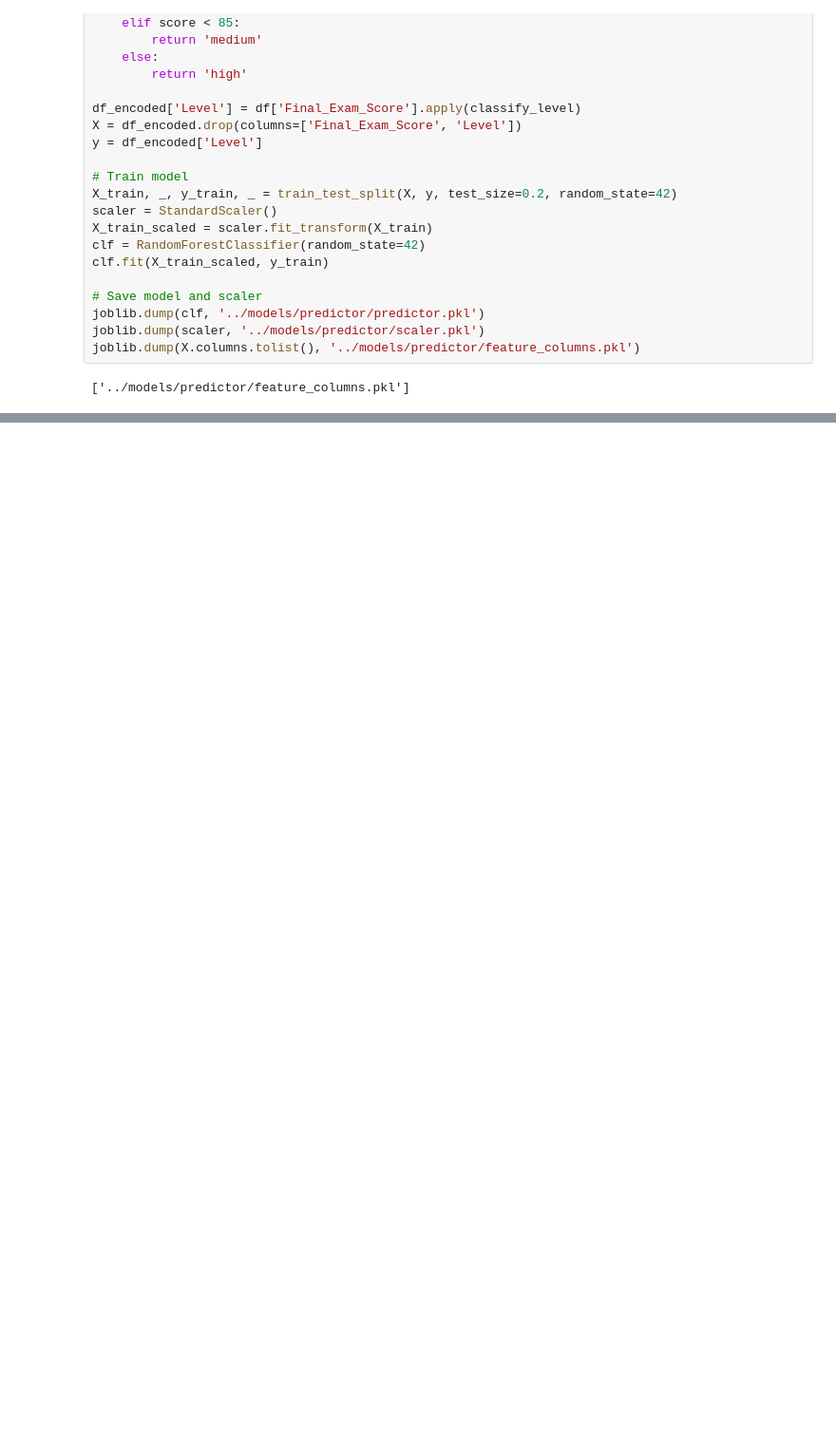
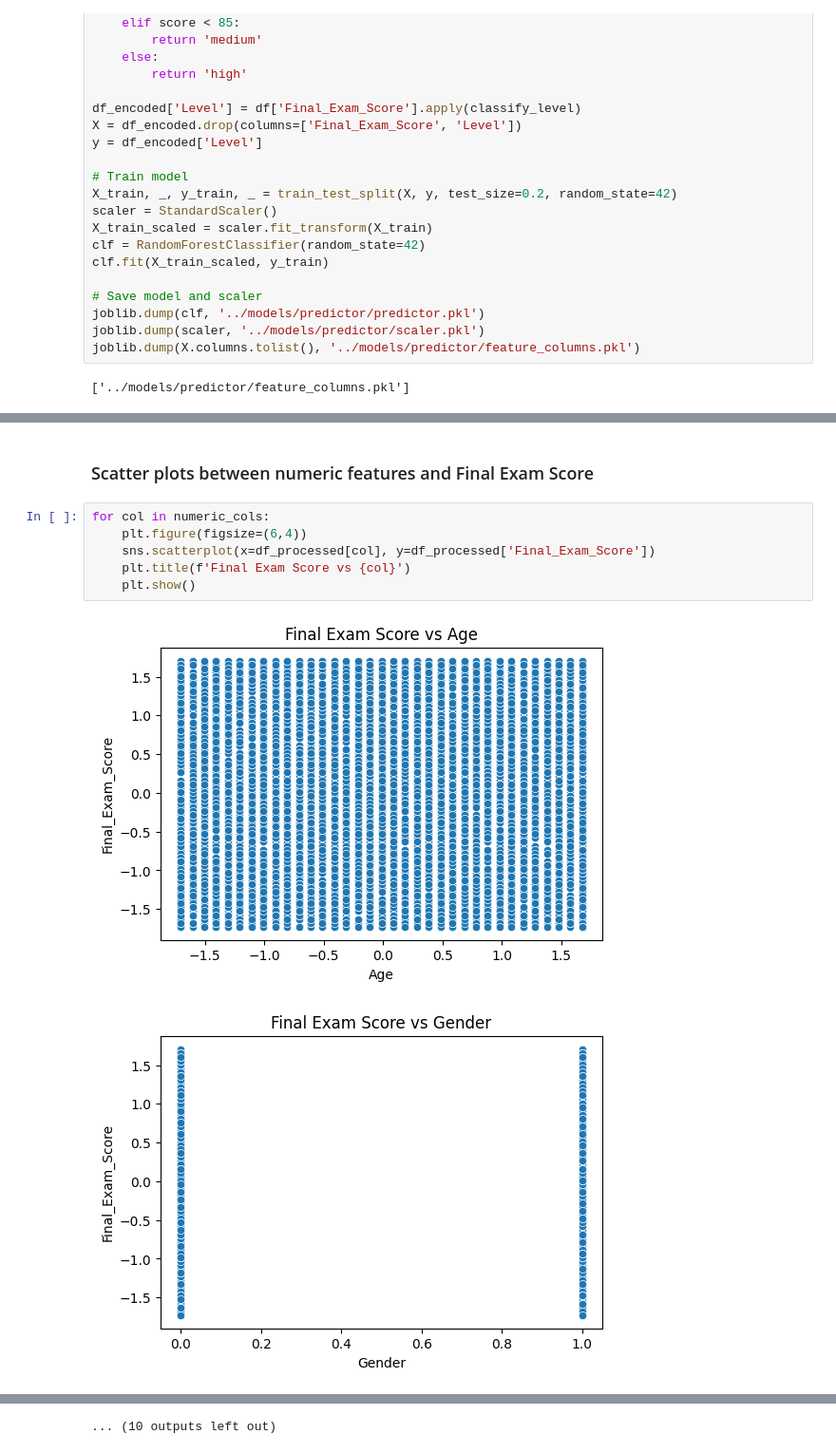
Before and after one commit to edasaruhan/FTL_Ethiopia_ML1_Gr6, a Jupyter notebook: notebooks/model_dev_predictor.ipynb, the cells around one changed output, grey strips where cells are left out. Shown at 95% size. Cells and saved outputs as stored; diff of their text form; blank space fills up the shorter version.

```diff
--- a/notebooks/model_dev_predictor.ipynb
+++ b/notebooks/model_dev_predictor.ipynb
@@ -41,0 +236,11 @@ joblib.dump(X.columns.tolist(), '../models/predictor/feature_columns.pkl')
+# %% [markdown]
+###  Scatter plots between numeric features and Final Exam Score
+# %%
+for col in numeric_cols:
+    plt.figure(figsize=(6,4))
+    sns.scatterplot(x=df_processed[col], y=df_processed['Final_Exam_Score'])
+    plt.title(f'Final Exam Score vs {col}')
+    plt.show()
+# %% [output]
+[figure, added]
+[figure, added]
@@ -41,0 +257 @@ joblib.dump(X.columns.tolist(), '../models/predictor/feature_columns.pkl')
+... (10 outputs left out)
```
Also changed, not shown: parts of 39 cells of this notebook, 2 other files.
